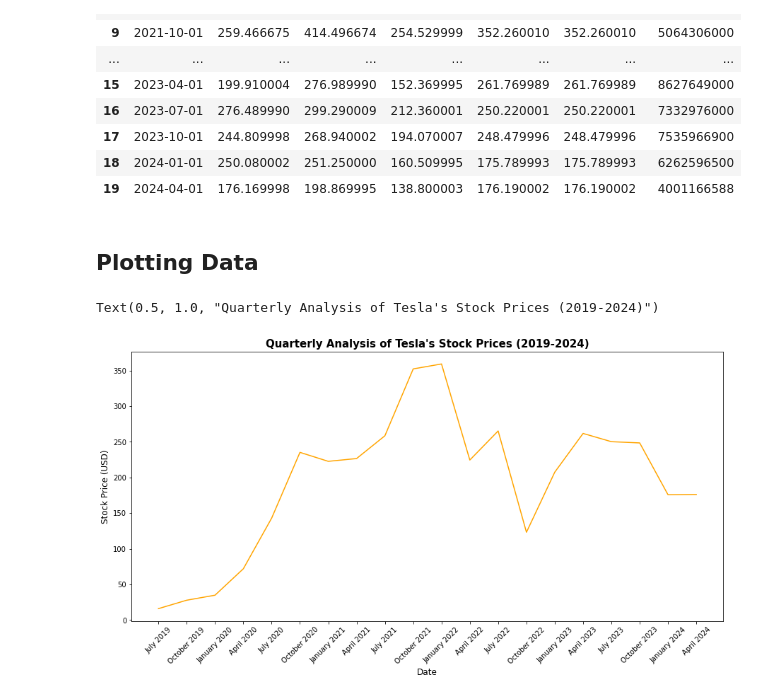
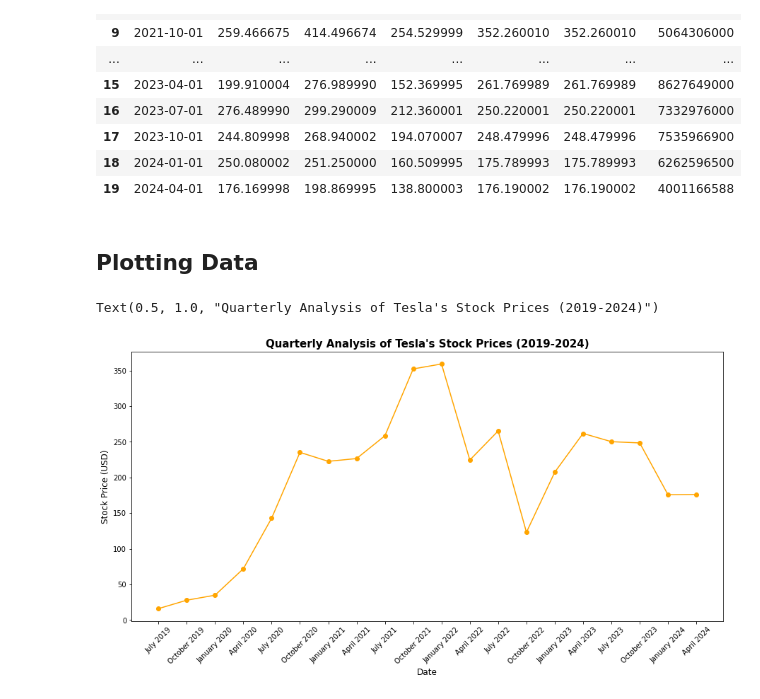
Before and after one commit to sheyaa/TSLA_Finance_ML, a Jupyter notebook: TSLA_time_series.ipynb, the cells around one changed output. Drawn from its saved outputs; the diff is of its cells as text; code cells hidden in the pictures.

Commit message:
Updated Plot
added markers

```diff
--- a/TSLA_time_series.ipynb
+++ b/TSLA_time_series.ipynb
@@ -40,2 +31,0 @@ df_quarterly = df.groupby('Quarter').sum().reset_index()
-# %% [markdown]
-## Plotting Data
@@ -42,28 +40,30 @@ df_quarterly = df.groupby('Quarter').sum().reset_index()
+# %% [markdown]
+## Plotting Data
 # %%
 # Creating custom x-axis labels
 df_quarterly['Year'] = df_quarterly['Quarter'].dt.year
 df['MonthYear'] = df['Date'].dt.strftime('%B %Y')
 #df_quarterly['Q'] = df_quarterly['Quarter'].dt.quarter
 '''
 # Display year starting Q1
 year_starts = df_quarterly['Year'].diff().fillna(1).astype(bool)
 labels = np.where(year_starts, df_quarterly['Year'].astype(str) + ' Q' + df_quarterly['Q'].astype(str), 'Q' + df_quarterly['Q'].astype(str))
 '''
 # Plot the figure
 plt.figure(figsize=(15, 7))
-plt.plot(df['MonthYear'], df['Close'], color='orange')
+plt.plot(df['MonthYear'], df['Close'], color='orange', marker = 'o')
 #plt.plot(df_quarterly['Quarter'].astype(str), df_quarterly['Close'], marker='o')
 
 # Label fonts
 label_font = {'weight': 'normal', 'size': 12}
 title_font = {'weight': 'bold', 'size': 15}
 
 # Label names
 #plt.xticks(ticks=range(len(labels)), labels=labels, rotation=30)
 plt.xticks(rotation=45)
 plt.xlabel('Date', fontdict= label_font)
 plt.ylabel('Stock Price (USD)', fontdict= label_font)
 plt.title('Quarterly Analysis of Tesla\'s Stock Prices (2019-2024)', fontdict=title_font)
 # %% [output]
 Text(0.5, 1.0, "Quarterly Analysis of Tesla's Stock Prices (2019-2024)")
-[figure, old version]
+[figure, new version]
```
Also changed, not shown: parts of 2 cells of this notebook.
